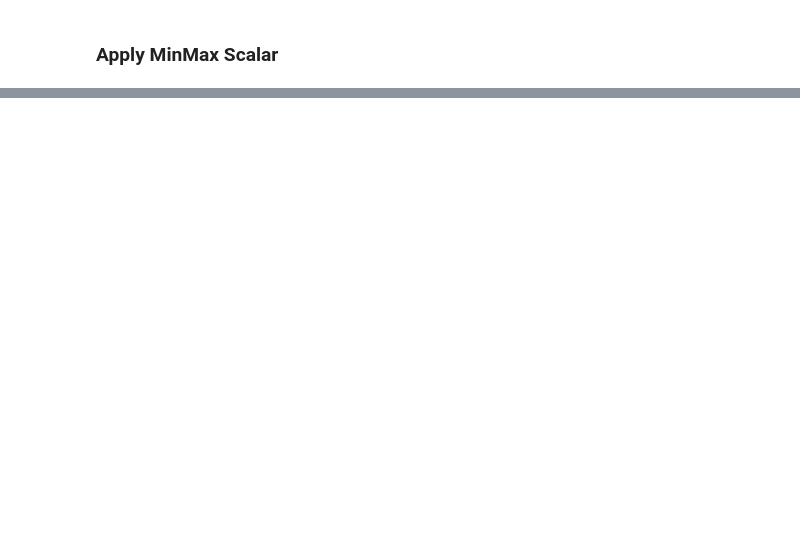
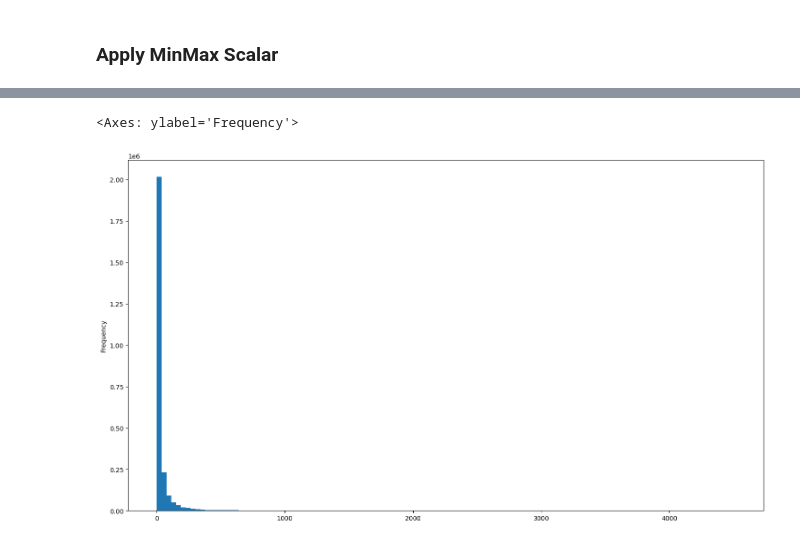
Before and after one commit to LaGenace/OptiFlyAi, a Jupyter notebook: Notebooks/ant_felix_arnaud_data.ipynb, the cells around one changed output, grey strips where cells are left out. Cells and saved outputs as stored; diff of their text form; code cells hidden in the pictures; blank space fills up the shorter version.

```diff
--- a/Notebooks/ant_felix_arnaud_data.ipynb
+++ b/Notebooks/ant_felix_arnaud_data.ipynb
@@ -311,0 +535,5 @@ shap.summary_plot(shap_values, X_test)
+# %%
+scaled_data["ODRedirects"].plot.hist(bins=120, figsize=(18, 10))
+# %% [output]
+<Axes: ylabel='Frequency'>
+[figure, added]
```
Also changed, not shown: parts of 45 cells of this notebook.
